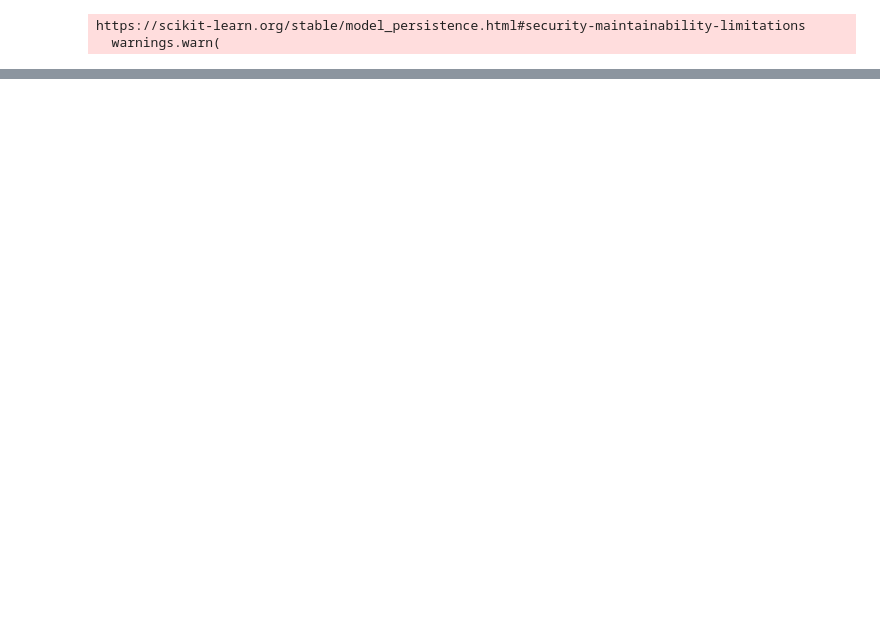
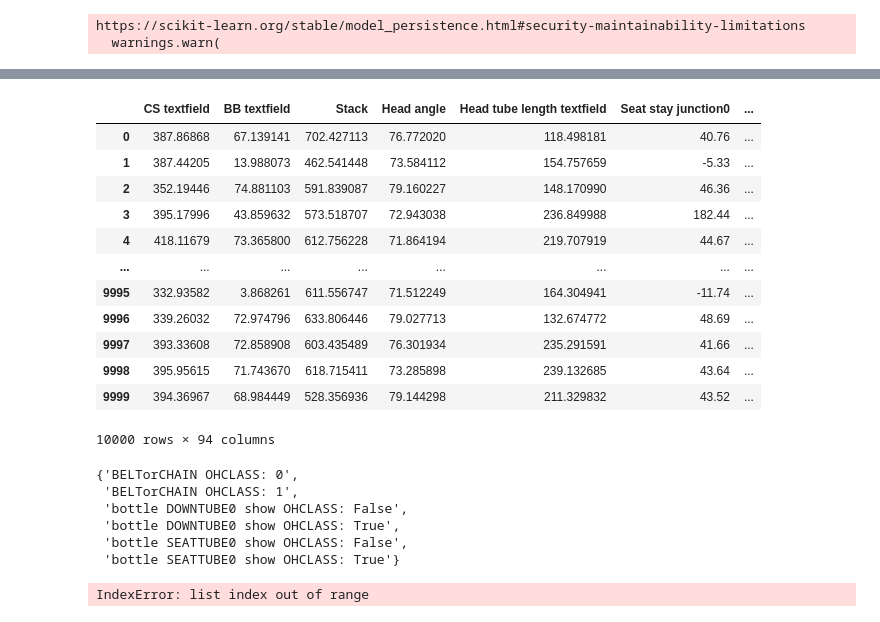
Before and after one commit to yazan-abu-obaideh/biked-commons, a Jupyter notebook: src/biked_commons/bike_embedding/synthetic_data_generation.ipynb, the cells around one changed output, grey strips where cells are left out. Saved outputs shown, nothing was run; the diff lists cells and outputs as text; code cells hidden in the pictures; blank space fills up the shorter version.

Commit message:
(no branch): Auto stash before checking out "HEAD"

```diff
--- a/src/biked_commons/bike_embedding/synthetic_data_generation.ipynb
+++ b/src/biked_commons/bike_embedding/synthetic_data_generation.ipynb
@@ -317,0 +165,19 @@ compare_distributions(data, synthetic_collapsed, numeric_bins=50, figsize=(10, 5
+# %%
+from biked_commons.transformation.one_hot_encoding import encode_to_continuous
+samples_oh = encode_to_continuous(synthetic_collapsed)
+# %%
+samples_oh
+# %% [output]
+|  | CS textfield | BB textfield | Stack | Head angle | Head tube length textfield | Seat stay junction0 | ... |
+| 0 | 387.86868 | 67.139141 | 702.427113 | 76.772020 | 118.498181 | 40.76 | ... |
+| 1 | 387.44205 | 13.988073 | 462.541448 | 73.584112 | 154.757659 | -5.33 | ... |
+| 2 | 352.19446 | 74.881103 | 591.839087 | 79.160227 | 148.170990 | 46.36 | ... |
+| 3 | 395.17996 | 43.859632 | 573.518707 | 72.943038 | 236.849988 | 182.44 | ... |
+| 4 | 418.11679 | 73.365800 | 612.756228 | 71.864194 | 219.707919 | 44.67 | ... |
+| ... | ... | ... | ... | ... | ... | ... | ... |
+| 9995 | 332.93582 | 3.868261 | 611.556747 | 71.512249 | 164.304941 | -11.74 | ... |
+| 9996 | 339.26032 | 72.974796 | 633.806446 | 79.027713 | 132.674772 | 48.69 | ... |
+| 9997 | 393.33608 | 72.858908 | 603.435489 | 76.301934 | 235.291591 | 41.66 | ... |
+| 9998 | 395.95615 | 71.743670 | 618.715411 | 73.285898 | 239.132685 | 43.64 | ... |
+| 9999 | 394.36967 | 68.984449 | 528.356936 | 79.144298 | 211.329832 | 43.52 | ... |
+10000 rows × 94 columns
@@ -317,0 +189,22 @@ compare_distributions(data, synthetic_collapsed, numeric_bins=50, figsize=(10, 5
+# %%
+# find diff between columns of og and samples_oh
+
+og_columns = set(og.columns)
+samples_oh_columns = set(samples_oh.columns)
+diff = og_columns.difference(samples_oh_columns)
+diff
+# %% [output]
+{'BELTorCHAIN OHCLASS: 0',
+ 'BELTorCHAIN OHCLASS: 1',
+ 'bottle DOWNTUBE0 show OHCLASS: False',
+ 'bottle DOWNTUBE0 show OHCLASS: True',
+ 'bottle SEATTUBE0 show OHCLASS: False',
+ 'bottle SEATTUBE0 show OHCLASS: True'}
+# %%
+data1 = samples_oh.iloc[0]
+res = renderer.render_clip(data1)
+svg = res.image_bytes
+from IPython.display import SVG, display
+display(SVG(svg))
+# %% [output]
+IndexError: list index out of range
```
Also changed, not shown: parts of 24 cells of this notebook, 7 other files.
